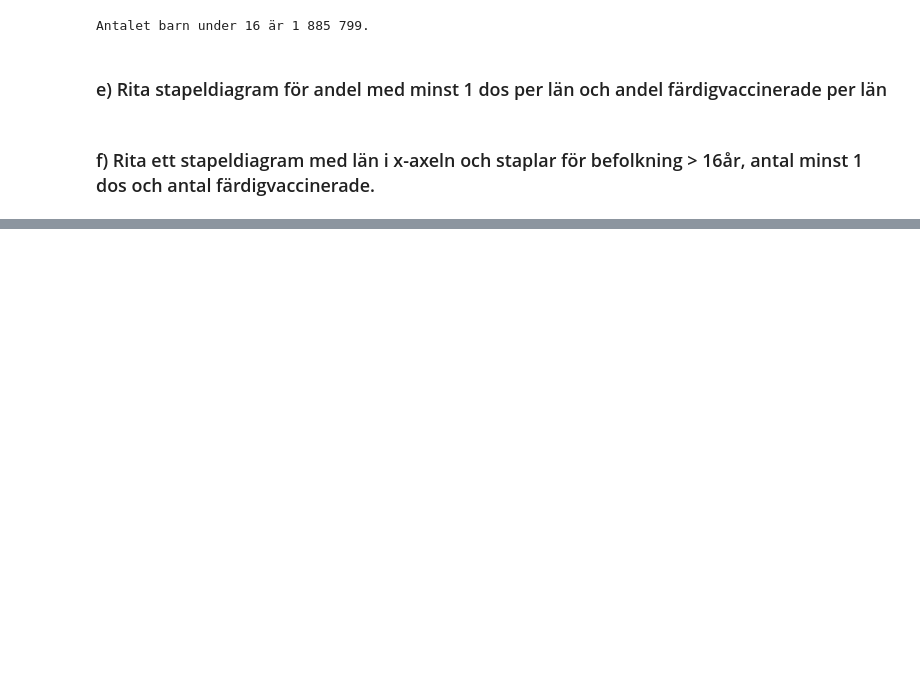
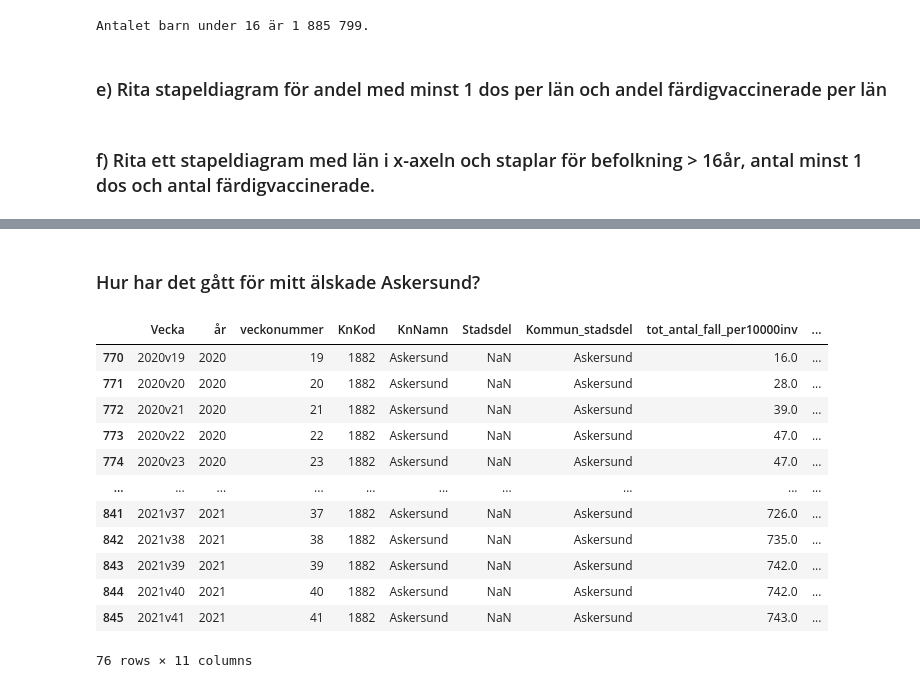
Before and after one commit to Erik-M-Larsson/Databehandling-Erik-Larsson, a Jupyter notebook: Lab/lab.ipynb, the cells around one changed output, grey strips where cells are left out. Cells and saved outputs as stored; diff of their text form; code cells hidden in the pictures; blank space fills up the shorter version.

```diff
--- a/Lab/lab.ipynb
+++ b/Lab/lab.ipynb
@@ -233,0 +274,23 @@ fig.show()
+# %% [markdown]
+### Hur har det gått för mitt älskade Askersund?
+# %%
+covid_Kommun = pd.read_excel("Data/Folkhalsomyndigheten_Covid19.xlsx", sheet_name="Veckodata Kommun_stadsdel")
+covid_Askersund = covid_Kommun[covid_Kommun["KnNamn"] == "Askersund"][18:] # Välj ut data för Askersund. Ta bort veckor i början med ofullständig data.
+covid_Askersund["tot_antal_fall"] = covid_Askersund["tot_antal_fall"].astype(int)
+covid_Askersund["nya_fall_vecka"] = covid_Askersund["nya_fall_vecka"].astype(int)
+covid_Askersund.insert(loc = 0, value = covid_Askersund["år"].astype(str) + 'v' + covid_Askersund["veckonummer"].astype(str), column="Vecka")
+covid_Askersund
+# %% [output]
+|  | Vecka | år | veckonummer | KnKod | KnNamn | Stadsdel | Kommun_stadsdel | tot_antal_fall_per10000inv | ... |
+| 770 | 2020v19 | 2020 | 19 | 1882 | Askersund | NaN | Askersund | 16.0 | ... |
+| 771 | 2020v20 | 2020 | 20 | 1882 | Askersund | NaN | Askersund | 28.0 | ... |
+| 772 | 2020v21 | 2020 | 21 | 1882 | Askersund | NaN | Askersund | 39.0 | ... |
+| 773 | 2020v22 | 2020 | 22 | 1882 | Askersund | NaN | Askersund | 47.0 | ... |
+| 774 | 2020v23 | 2020 | 23 | 1882 | Askersund | NaN | Askersund | 47.0 | ... |
+| ... | ... | ... | ... | ... | ... | ... | ... | ... | ... |
+| 841 | 2021v37 | 2021 | 37 | 1882 | Askersund | NaN | Askersund | 726.0 | ... |
+| 842 | 2021v38 | 2021 | 38 | 1882 | Askersund | NaN | Askersund | 735.0 | ... |
+| 843 | 2021v39 | 2021 | 39 | 1882 | Askersund | NaN | Askersund | 742.0 | ... |
+| 844 | 2021v40 | 2021 | 40 | 1882 | Askersund | NaN | Askersund | 742.0 | ... |
+| 845 | 2021v41 | 2021 | 41 | 1882 | Askersund | NaN | Askersund | 743.0 | ... |
+76 rows × 11 columns
```
Also changed, not shown: parts of 17 cells of this notebook.
